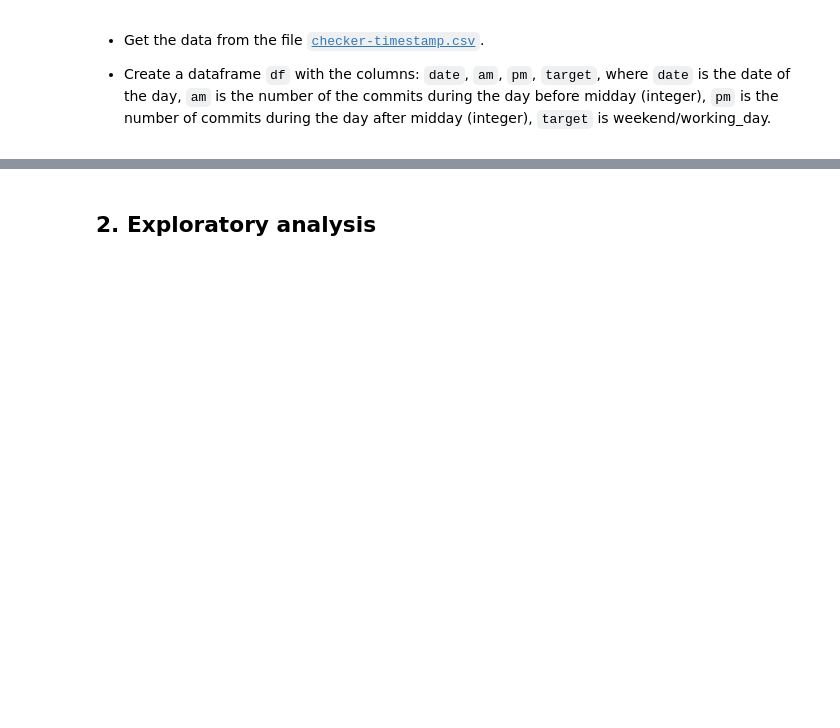
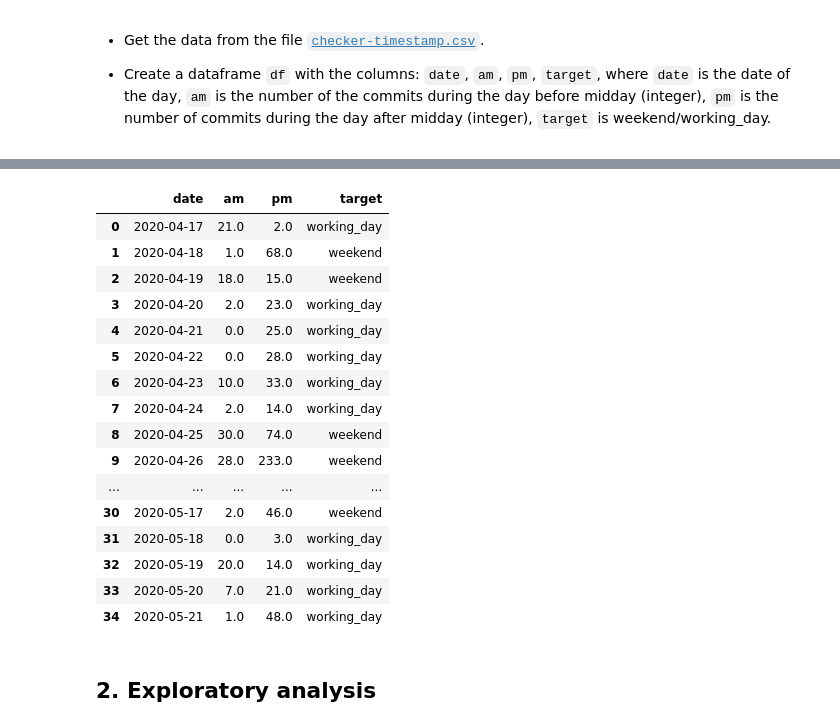
Before and after one commit to Arclight-V/Piscine-Python-for-Data-Science, a Jupyter notebook: day08/ex00/00_binary_classifier_logreg.ipynb, the cells around one changed output, grey strips where cells are left out. Cells and saved outputs as stored; diff of their text form; code cells hidden in the pictures; blank space fills up the shorter version.

```diff
--- a/day08/ex00/00_binary_classifier_logreg.ipynb
+++ b/day08/ex00/00_binary_classifier_logreg.ipynb
@@ -34,3 +53,29 @@ dataframe_views
+# %%
+df = df.groupby(['time']).date.value_counts().unstack(0)
+df = df.rename_axis(None, axis=1)
+df = df.reset_index()
+df['target'] = pd.to_datetime(df['date']).dt.dayofweek.apply(lambda x: "working_day" if x < 5 else "weekend")
+df['am'].fillna(0, inplace=True)
+df['pm'].fillna(0, inplace=True)
+df
+# %% [output]
+|  | date | am | pm | target |
+| 0 | 2020-04-17 | 21.0 | 2.0 | working_day |
+| 1 | 2020-04-18 | 1.0 | 68.0 | weekend |
+| 2 | 2020-04-19 | 18.0 | 15.0 | weekend |
+| 3 | 2020-04-20 | 2.0 | 23.0 | working_day |
+| 4 | 2020-04-21 | 0.0 | 25.0 | working_day |
+| 5 | 2020-04-22 | 0.0 | 28.0 | working_day |
+| 6 | 2020-04-23 | 10.0 | 33.0 | working_day |
+| 7 | 2020-04-24 | 2.0 | 14.0 | working_day |
+| 8 | 2020-04-25 | 30.0 | 74.0 | weekend |
+| 9 | 2020-04-26 | 28.0 | 233.0 | weekend |
+| ... | ... | ... | ... | ... |
+| 30 | 2020-05-17 | 2.0 | 46.0 | weekend |
+| 31 | 2020-05-18 | 0.0 | 3.0 | working_day |
+| 32 | 2020-05-19 | 20.0 | 14.0 | working_day |
+| 33 | 2020-05-20 | 7.0 | 21.0 | working_day |
+| 34 | 2020-05-21 | 1.0 | 48.0 | working_day |
 # %% [markdown]
 ## 2. Exploratory analysis
 # %% [markdown]
```
Also changed, not shown: parts of 16 cells of this notebook, 1 other file.
